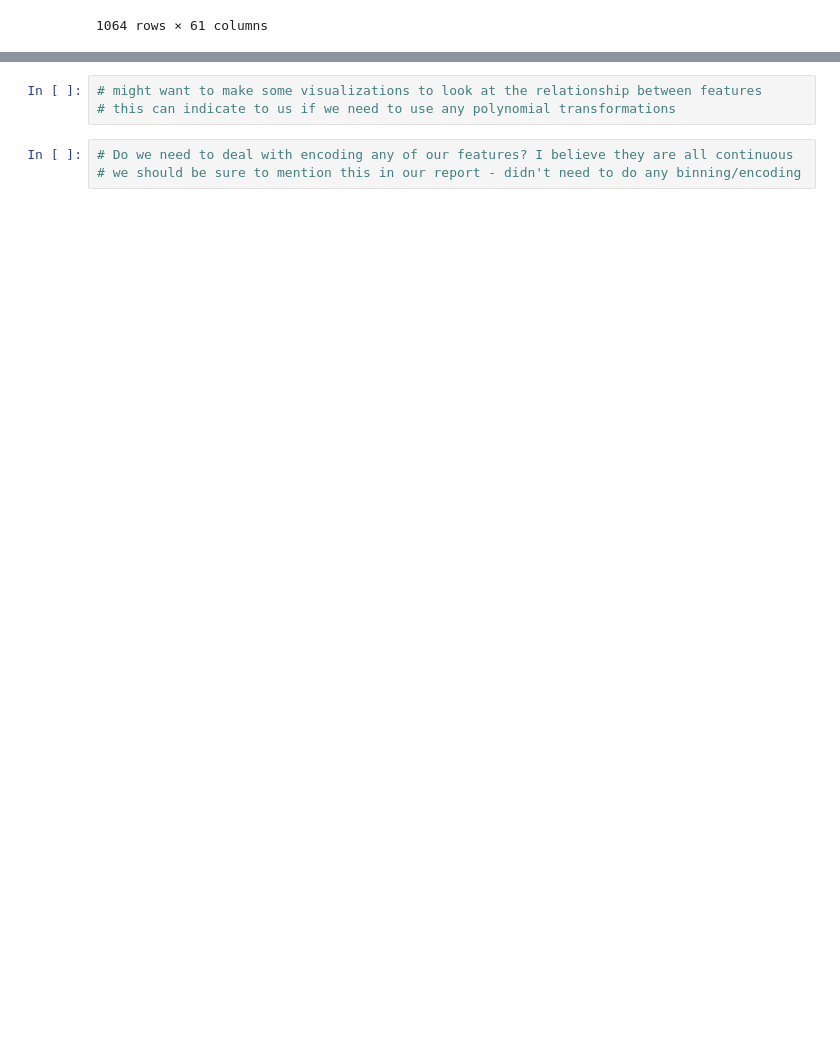
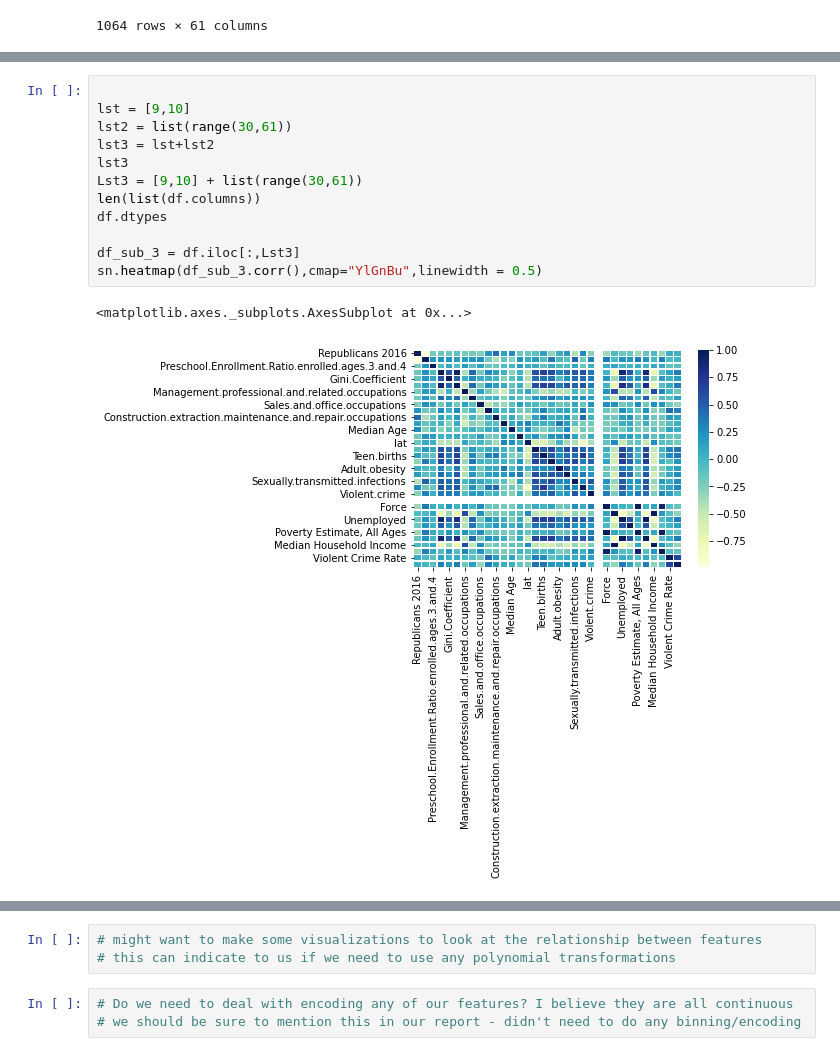
Before and after one commit to eweed001/ORIE-4741-Project, a Jupyter notebook: Data Cleaning and Manipulating.ipynb, the cells around one changed output, grey strips where cells are left out. Saved outputs shown, nothing was run; the diff lists cells and outputs as text; blank space fills up the shorter version.

```diff
--- a/Data Cleaning and Manipulating.ipynb
+++ b/Data Cleaning and Manipulating.ipynb
@@ -593,0 +657,15 @@ df.head()
+# %%
+
+lst = [9,10]
+lst2 = list(range(30,61))
+lst3 = lst+lst2
+lst3
+Lst3 = [9,10] + list(range(30,61))
+len(list(df.columns))
+df.dtypes
+
+df_sub_3 = df.iloc[:,Lst3]
+sn.heatmap(df_sub_3.corr(),cmap="YlGnBu",linewidth = 0.5)
+# %% [output]
+<matplotlib.axes._subplots.AxesSubplot at 0x...>
+[figure, added]
```
Also changed, not shown: parts of 17 cells of this notebook.
